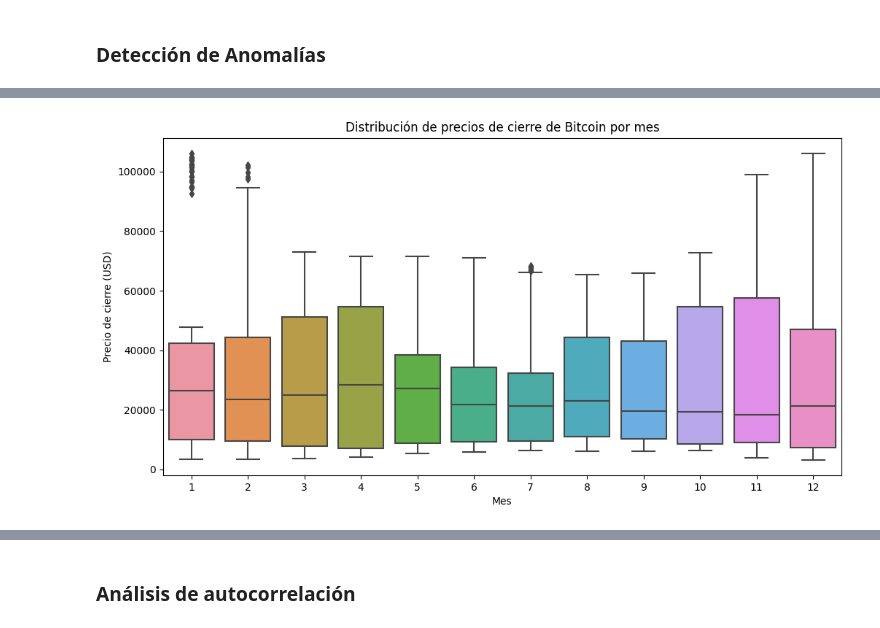
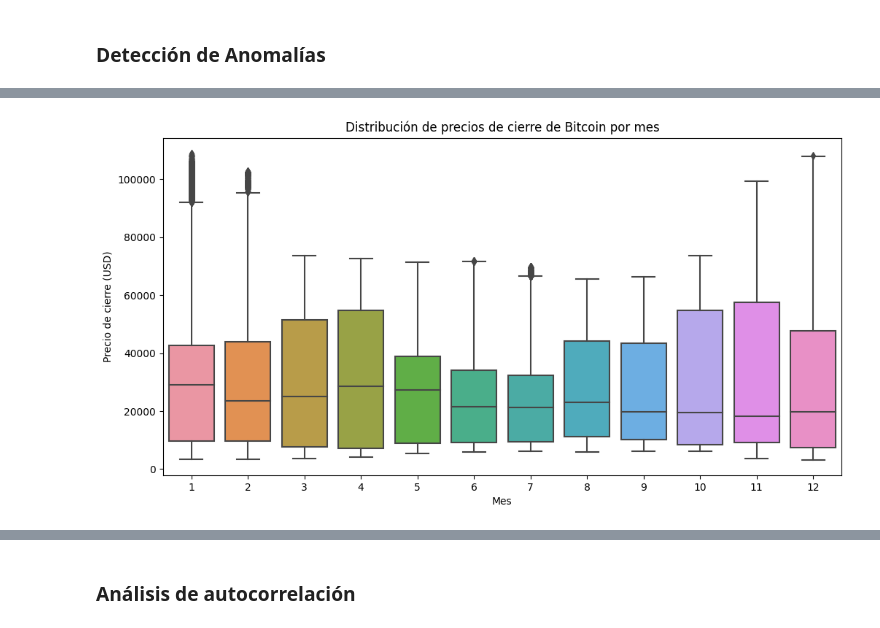
Before and after one commit to mcamilavr/mcamilavr.github.io, a Jupyter notebook: docs/notebooks.ipynb, the cells around one changed output, grey strips where cells are left out. Saved outputs shown, nothing was run; the diff lists cells and outputs as text; code cells hidden in the pictures.

```diff
--- a/docs/notebooks.ipynb
+++ b/docs/notebooks.ipynb
@@ -235,10 +307,10 @@ Dado que Bitcoin es altamente volátil, es normal ver varios outliers, especialm
 # %%
 # 4.1 Diagramas de caja por periodo (meses)
 plt.figure(figsize=(12, 6))
-sns.boxplot(x=dfs["1d"].index.month, y=dfs["1d"]["Close"])
+sns.boxplot(x=dfs["15m"].index.month, y=dfs["15m"]["Close"])
 plt.title("Distribución de precios de cierre de Bitcoin por mes")
 plt.xlabel("Mes")
 plt.ylabel("Precio de cierre (USD)")
 plt.show()
 # %% [output]
-[figure, old version]
+[figure, new version]
```
Also changed, not shown: parts of 25 cells of this notebook, 1 other file.
